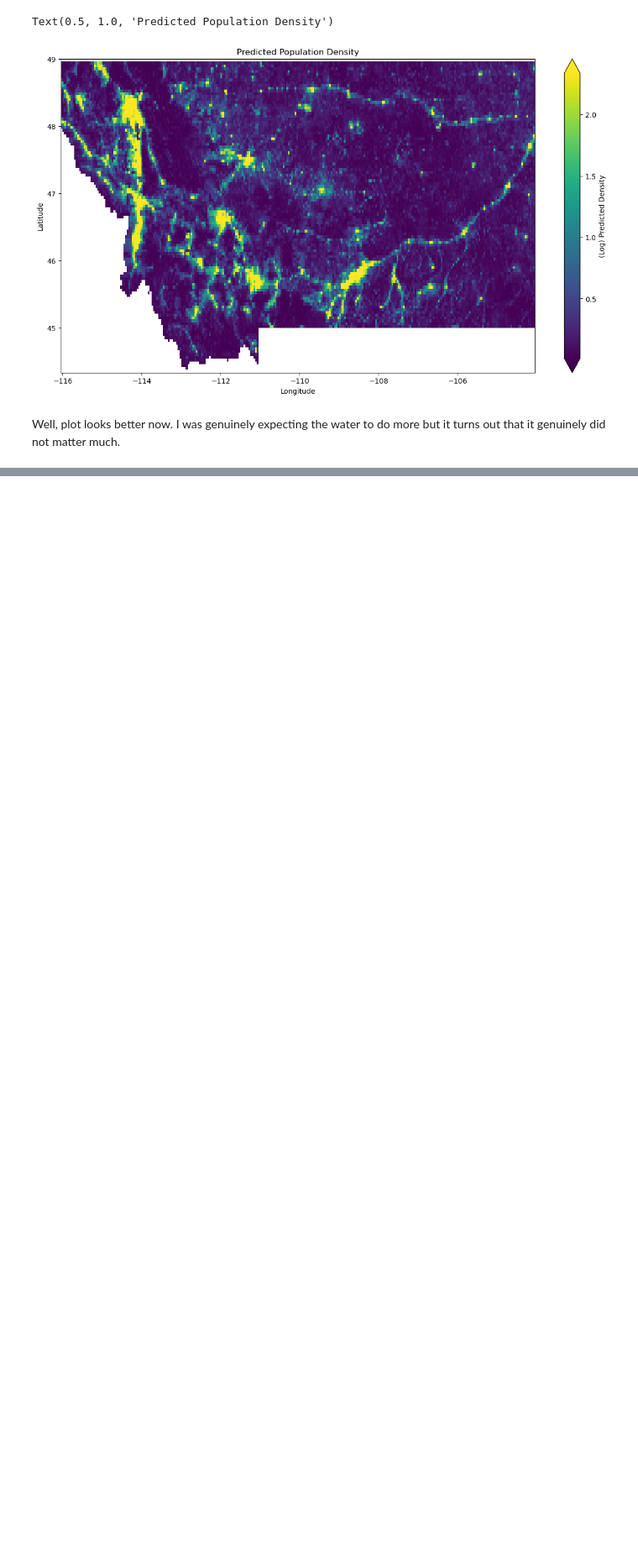
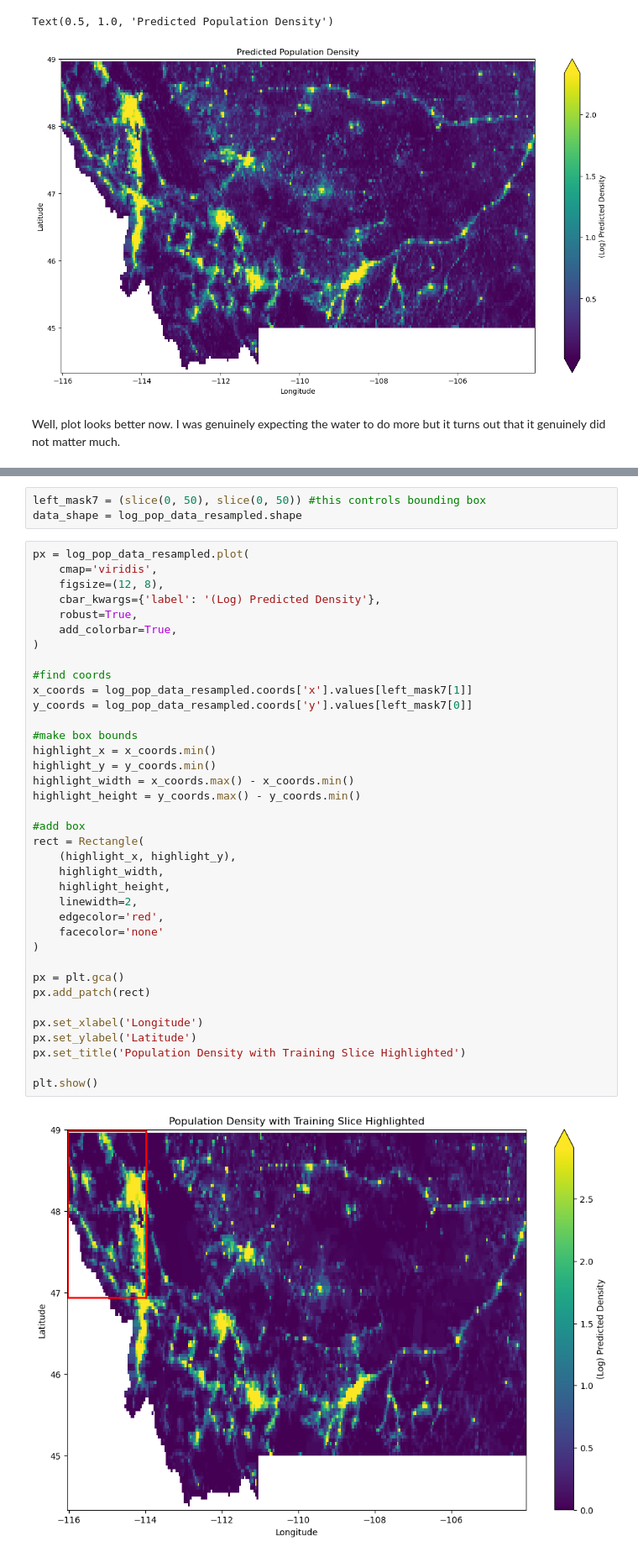
Before and after one commit to Chigiriq/geoP3, a Jupyter notebook: a3.ipynb, the cells around one changed output, grey strips where cells are left out. Shown at 84% size. Saved outputs shown, nothing was run; the diff lists cells and outputs as text; blank space fills up the shorter version.

```diff
--- a/a3.ipynb
+++ b/a3.ipynb
@@ -691,0 +883,42 @@ print(new_xarray4)
+# %%
+left_mask7 = (slice(0, 50), slice(0, 50)) #this controls bounding box
+data_shape = log_pop_data_resampled.shape
+# %%
+px = log_pop_data_resampled.plot(
+    cmap='viridis',
+    figsize=(12, 8),
+    cbar_kwargs={'label': '(Log) Predicted Density'},
+    robust=True,
+    add_colorbar=True,
+)
+
+#find coords
+x_coords = log_pop_data_resampled.coords['x'].values[left_mask7[1]]
+y_coords = log_pop_data_resampled.coords['y'].values[left_mask7[0]]
+
+#make box bounds
+highlight_x = x_coords.min()
+highlight_y = y_coords.min()
+highlight_width = x_coords.max() - x_coords.min()
+highlight_height = y_coords.max() - y_coords.min()
+
+#add box
+rect = Rectangle(
+    (highlight_x, highlight_y),
+    highlight_width,
+    highlight_height,
+    linewidth=2,
+    edgecolor='red',
+    facecolor='none'
+)
+
+px = plt.gca()
+px.add_patch(rect)
+
+px.set_xlabel('Longitude')
+px.set_ylabel('Latitude')
+px.set_title('Population Density with Training Slice Highlighted')
+
+plt.show()
+# %% [output]
+[figure, added]
```
Also changed, not shown: parts of 28 cells of this notebook.
